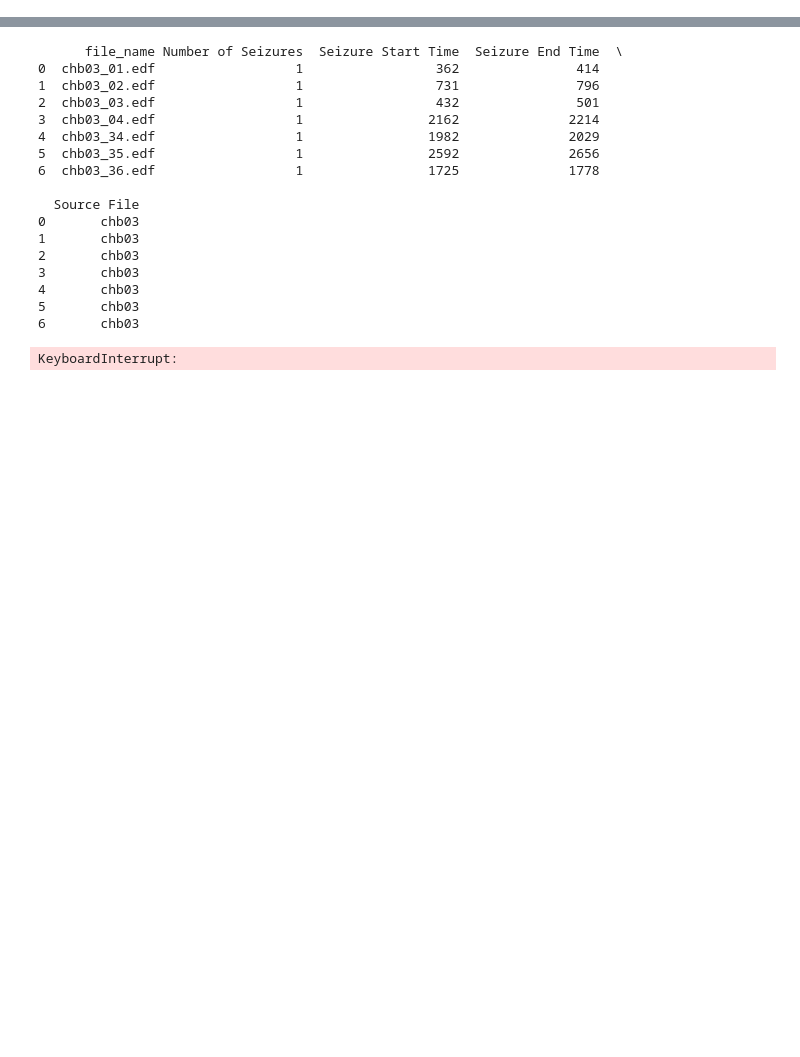
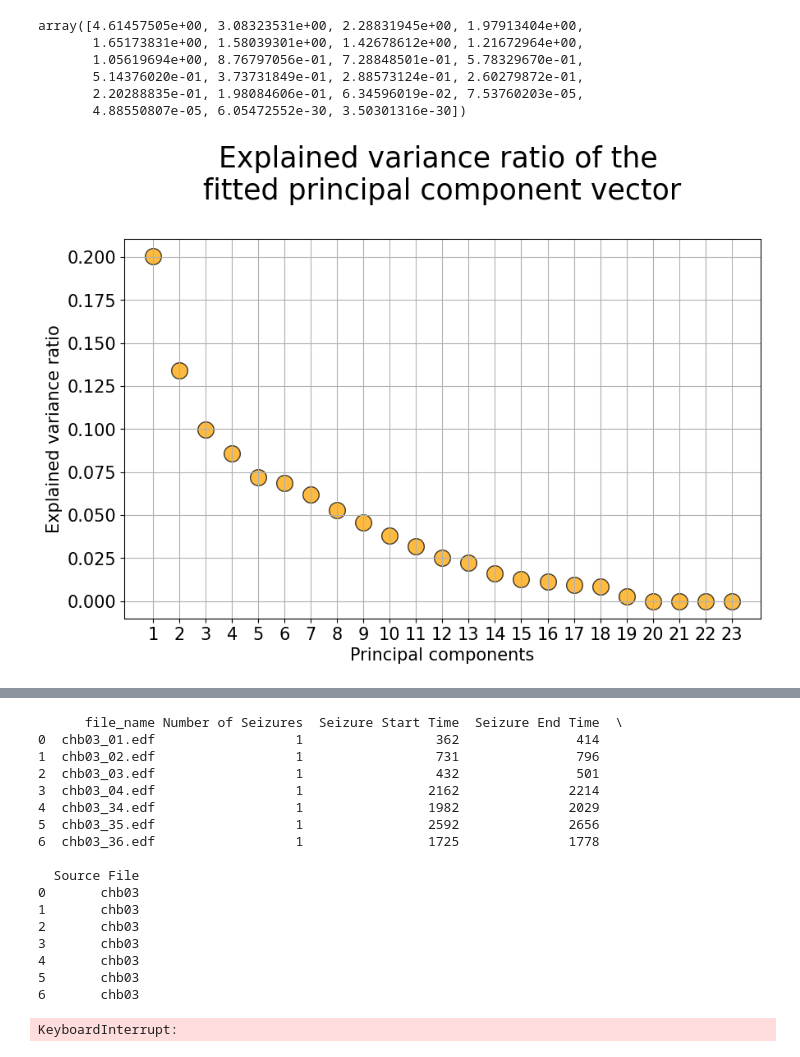
Before and after one commit to anacbroggini/AI-SeizureDetection, a Jupyter notebook: data_assembly_all.ipynb, the cells around one changed output, grey strips where cells are left out. Saved outputs shown, nothing was run; the diff lists cells and outputs as text; code cells hidden in the pictures; blank space fills up the shorter version.

```diff
--- a/data_assembly_all.ipynb
+++ b/data_assembly_all.ipynb
@@ -84,0 +108,5 @@ final_dataframe.tail()
+# %%
+df_notime = df.drop("time", axis =1)
+# %%
+df_scaled = scaler.fit_transform(df_notime)
+df_scaled = pd.DataFrame(data=df_scaled,columns=df.columns[1:])
@@ -84,0 +148,27 @@ final_dataframe.tail()
+# %%
+pca = PCA(n_components=None)
+# %%
+df_pca = pca.fit(df_scaled)
+# %%
+df_pca.explained_variance_
+# %% [output]
+array([4.61457505e+00, 3.08323531e+00, 2.28831945e+00, 1.97913404e+00,
+       1.65173831e+00, 1.58039301e+00, 1.42678612e+00, 1.21672964e+00,
+       1.05619694e+00, 8.76797056e-01, 7.28848501e-01, 5.78329670e-01,
+       5.14376020e-01, 3.73731849e-01, 2.88573124e-01, 2.60279872e-01,
+       2.20288835e-01, 1.98084606e-01, 6.34596019e-02, 7.53760203e-05,
+       4.88550807e-05, 6.05472552e-30, 3.50301316e-30])
+# %%
+plt.figure(figsize=(10,6))
+plt.scatter(x=[i+1 for i in range(len(df_pca.explained_variance_ratio_))],
+            y=df_pca.explained_variance_ratio_,
+            s=200, alpha=0.75,c='orange',edgecolor='k')
+plt.grid(True)
+plt.title("Explained variance ratio of the \nfitted principal component vector\n",fontsize=25)
+plt.xlabel("Principal components",fontsize=15)
+plt.xticks([i+1 for i in range(len(df_pca.explained_variance_ratio_))],fontsize=15)
+plt.yticks(fontsize=15)
+plt.ylabel("Explained variance ratio",fontsize=15)
+plt.show()
+# %% [output]
+[figure, added]
```
Also changed, not shown: parts of 14 cells of this notebook.
